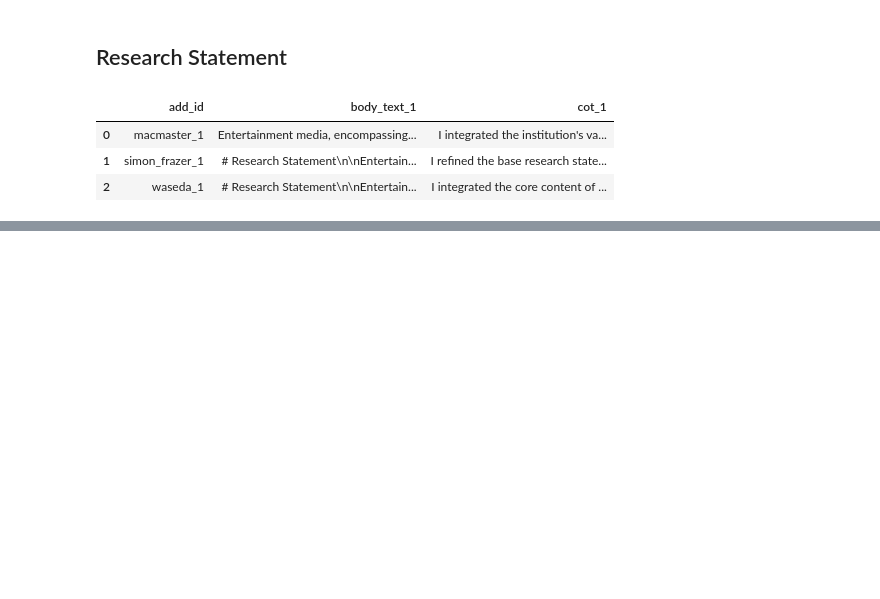
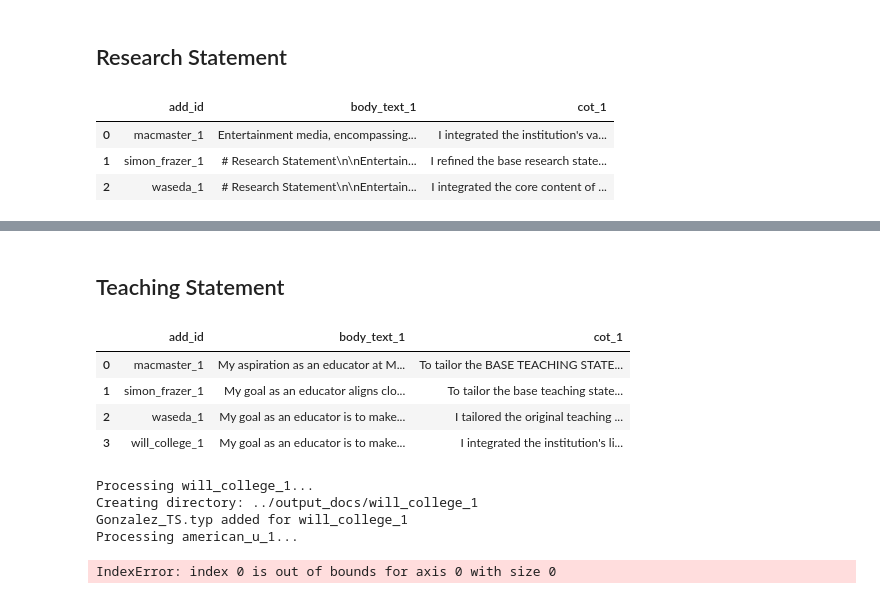
Before and after one commit to jjgecon/EconJM_auto_doc_gen, a Jupyter notebook: automatization/personalize_docs.ipynb, the cells around one changed output, grey strips where cells are left out. Drawn from its saved outputs; the diff is of its cells as text; code cells hidden in the pictures; blank space fills up the shorter version.

```diff
--- a/automatization/personalize_docs.ipynb
+++ b/automatization/personalize_docs.ipynb
@@ -496,0 +528,21 @@ Gonzalez_RS.typ added for waseda_1
+# %% [markdown]
+## Teaching Statement
+# %%
+rt_gen_df = pd.read_csv(path_output / "ts_docs_gpt-4.1-mini.csv")
+rt_gen_df
+# %% [output]
+|  | add_id | body_text_1 | cot_1 |
+| 0 | macmaster_1 | My aspiration as an educator at M... | To tailor the BASE TEACHING STATE... |
+| 1 | simon_frazer_1 | My goal as an educator aligns clo... | To tailor the base teaching state... |
+| 2 | waseda_1 | My goal as an educator is to make... | I tailored the original teaching ... |
+| 3 | will_college_1 | My goal as an educator is to make... | I integrated the institution's li... |
+# %%
+gen_aux = to_generate_df[to_generate_df.need_TS == 1].copy()
+
+generate_docs(gen_aux, rt_gen_df, gen_type="ts")
+# %% [output]
+Processing will_college_1...
+Creating directory: ../output_docs/will_college_1
+Gonzalez_TS.typ added for will_college_1
+Processing american_u_1...
+IndexError: index 0 is out of bounds for axis 0 with size 0
```
Also changed, not shown: parts of 12 cells of this notebook, 25 other files.
